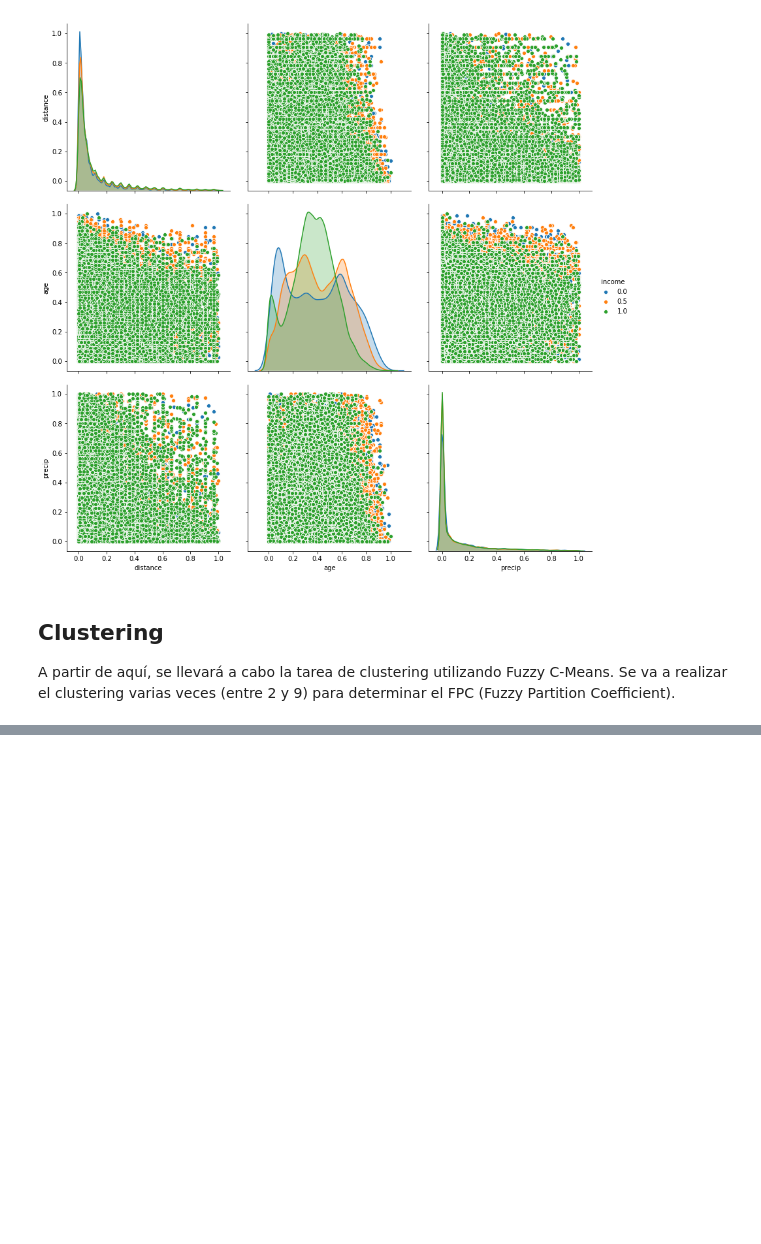
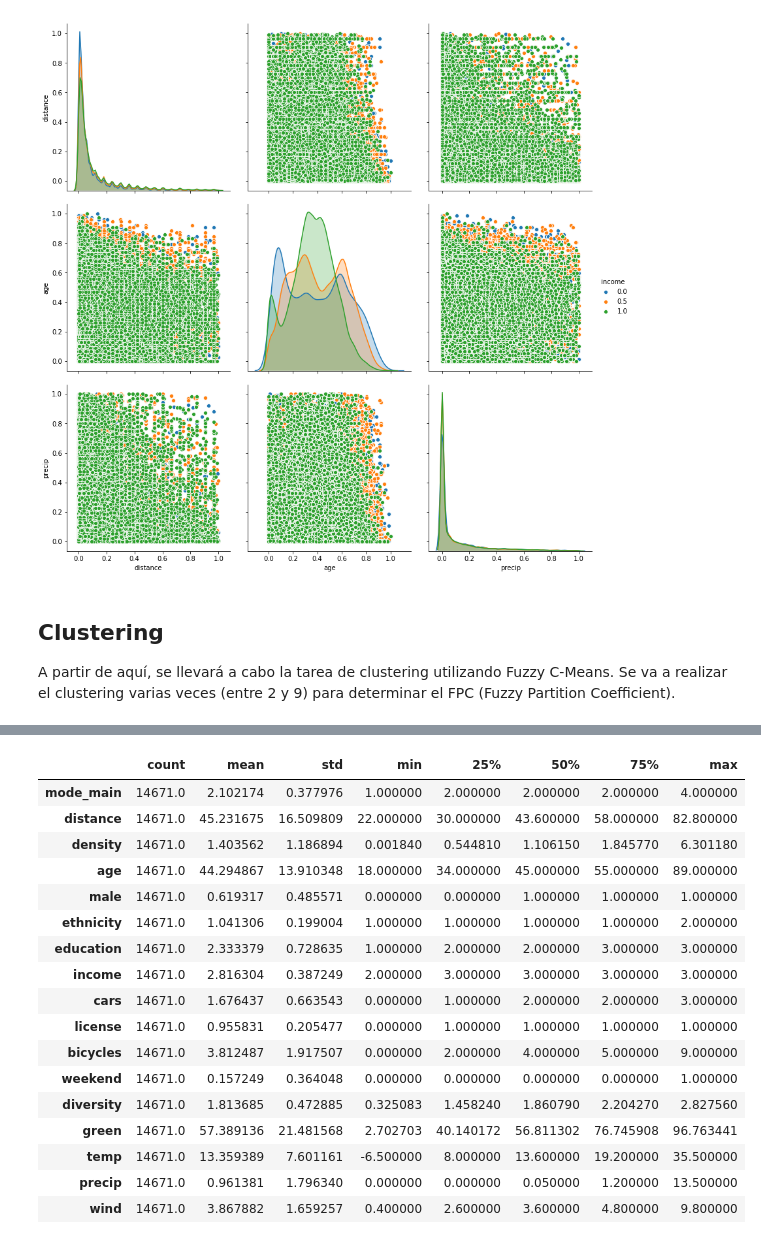
Before and after one commit to diego-anderica/Trabajo-Clustering, a Jupyter notebook: Fuzzy CMeans.ipynb, the cells around one changed output, grey strips where cells are left out. Drawn from its saved outputs; the diff is of its cells as text; code cells hidden in the pictures; blank space fills up the shorter version.

```diff
--- a/Fuzzy CMeans.ipynb
+++ b/Fuzzy CMeans.ipynb
@@ -241,0 +246,21 @@ print pert_df
+# %%
+df_cluster1.describe().transpose()
+# %% [output]
+|  | count | mean | std | min | 25% | 50% | 75% | max |
+| mode_main | 14671.0 | 2.102174 | 0.377976 | 1.000000 | 2.000000 | 2.000000 | 2.000000 | 4.000000 |
+| distance | 14671.0 | 45.231675 | 16.509809 | 22.000000 | 30.000000 | 43.600000 | 58.000000 | 82.800000 |
+| density | 14671.0 | 1.403562 | 1.186894 | 0.001840 | 0.544810 | 1.106150 | 1.845770 | 6.301180 |
+| age | 14671.0 | 44.294867 | 13.910348 | 18.000000 | 34.000000 | 45.000000 | 55.000000 | 89.000000 |
+| male | 14671.0 | 0.619317 | 0.485571 | 0.000000 | 0.000000 | 1.000000 | 1.000000 | 1.000000 |
+| ethnicity | 14671.0 | 1.041306 | 0.199004 | 1.000000 | 1.000000 | 1.000000 | 1.000000 | 2.000000 |
+| education | 14671.0 | 2.333379 | 0.728635 | 1.000000 | 2.000000 | 2.000000 | 3.000000 | 3.000000 |
+| income | 14671.0 | 2.816304 | 0.387249 | 2.000000 | 3.000000 | 3.000000 | 3.000000 | 3.000000 |
+| cars | 14671.0 | 1.676437 | 0.663543 | 0.000000 | 1.000000 | 2.000000 | 2.000000 | 3.000000 |
+| license | 14671.0 | 0.955831 | 0.205477 | 0.000000 | 1.000000 | 1.000000 | 1.000000 | 1.000000 |
+| bicycles | 14671.0 | 3.812487 | 1.917507 | 0.000000 | 2.000000 | 4.000000 | 5.000000 | 9.000000 |
+| weekend | 14671.0 | 0.157249 | 0.364048 | 0.000000 | 0.000000 | 0.000000 | 0.000000 | 1.000000 |
+| diversity | 14671.0 | 1.813685 | 0.472885 | 0.325083 | 1.458240 | 1.860790 | 2.204270 | 2.827560 |
+| green | 14671.0 | 57.389136 | 21.481568 | 2.702703 | 40.140172 | 56.811302 | 76.745908 | 96.763441 |
+| temp | 14671.0 | 13.359389 | 7.601161 | -6.500000 | 8.000000 | 13.600000 | 19.200000 | 35.500000 |
+| precip | 14671.0 | 0.961381 | 1.796340 | 0.000000 | 0.000000 | 0.050000 | 1.200000 | 13.500000 |
+| wind | 14671.0 | 3.867882 | 1.659257 | 0.400000 | 2.600000 | 3.600000 | 4.800000 | 9.800000 |
```
Also changed, not shown: parts of 13 cells of this notebook.
